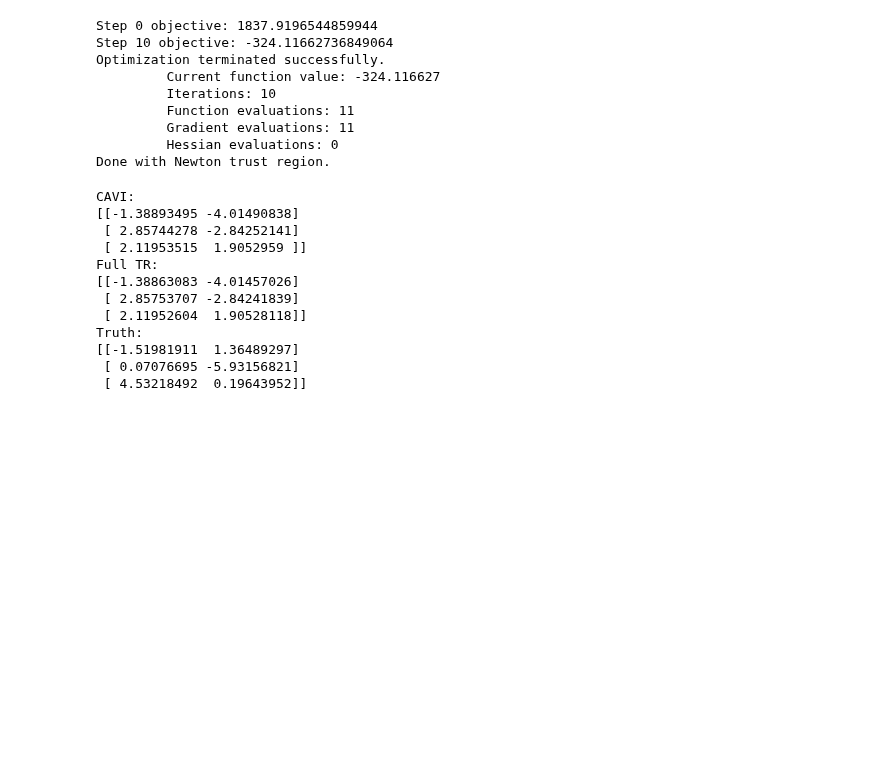
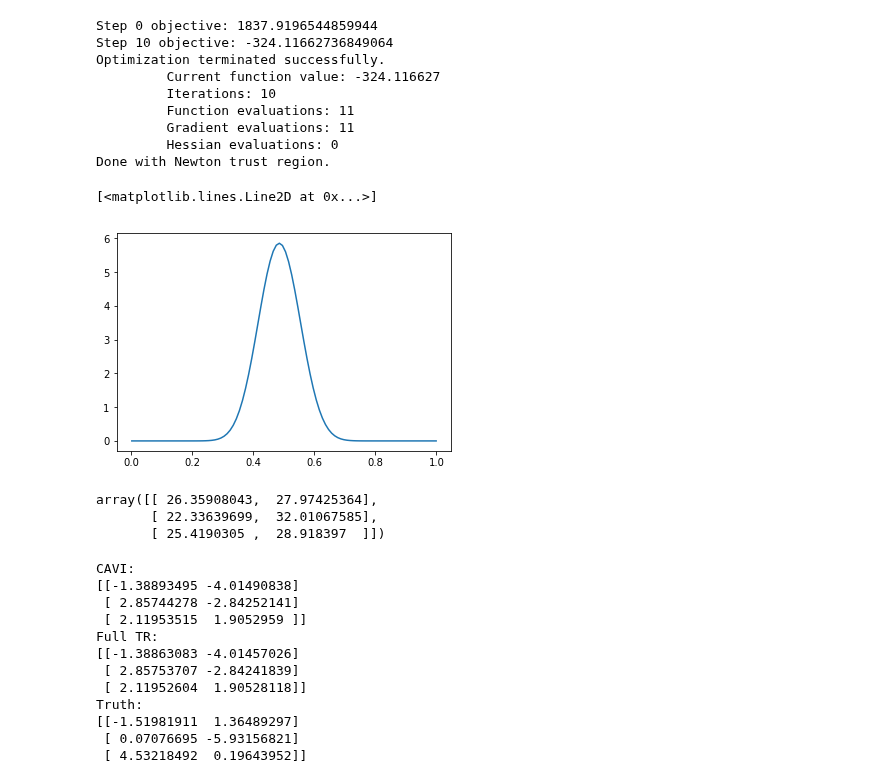
Before and after one commit to Runjing-Liu120/Variational_BNP_robustness, a Jupyter notebook: finite_approx/LRVB_II.ipynb, the cells around one changed output. Saved outputs shown, nothing was run; the diff lists cells and outputs as text; code cells hidden in the pictures; blank space fills up the shorter version.

```diff
--- a/finite_approx/LRVB_II.ipynb
+++ b/finite_approx/LRVB_II.ipynb
@@ -192,6 +192,24 @@ Optimization terminated successfully.
          Gradient evaluations: 11
          Hessian evaluations: 0
 Done with Newton trust region.
+# %%
+tau_final = vb_model['pi'].alpha.get()
+
+from scipy.stats import beta
+
+x = np.linspace(.001, 0.999, 100)
+y = beta.pdf(x, tau_final[0,0], tau_final[0,1])
+
+plt.plot(x,y)
+# %% [output]
+[<matplotlib.lines.Line2D at 0x...>]
+[figure, added]
+# %%
+tau_final
+# %% [output]
+array([[ 26.35908043,  27.97425364],
+       [ 22.33639699,  32.01067585],
+       [ 25.4190305 ,  28.918397  ]])
 # %%
 print ('CAVI:')
 print (cavi_phi_mu.transpose())
```
Also changed, not shown: 2 other files.
